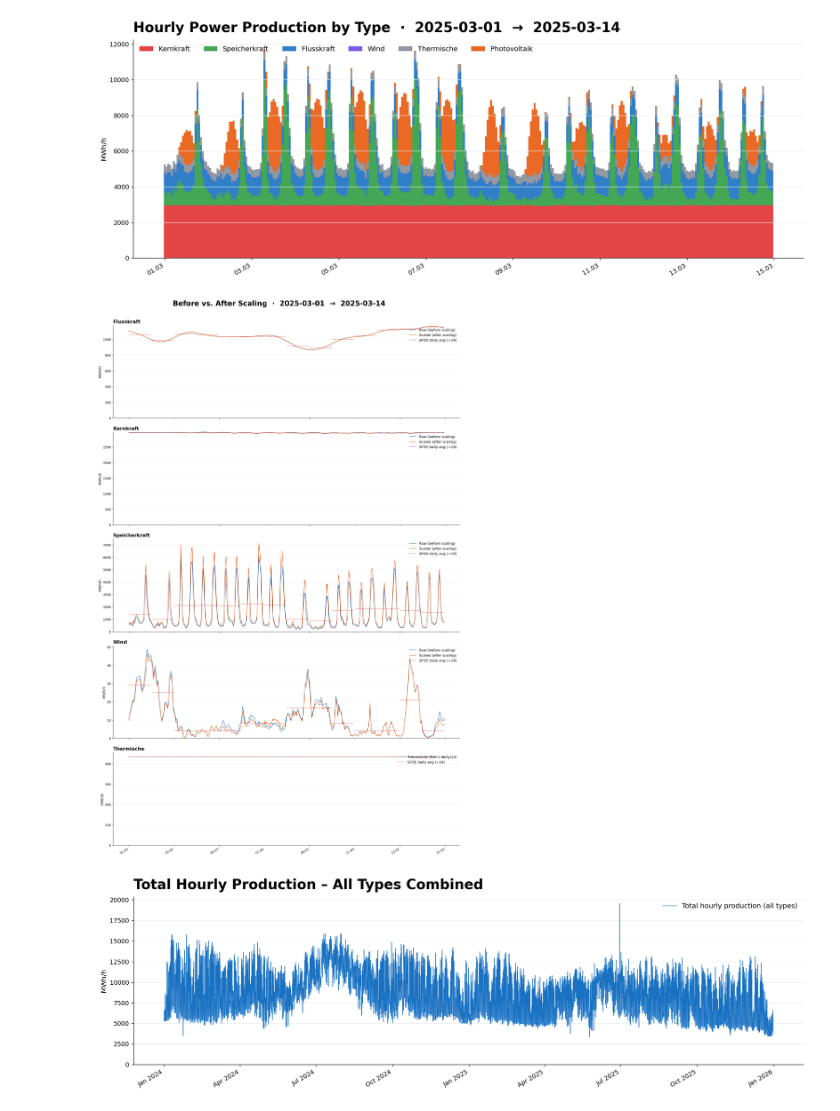
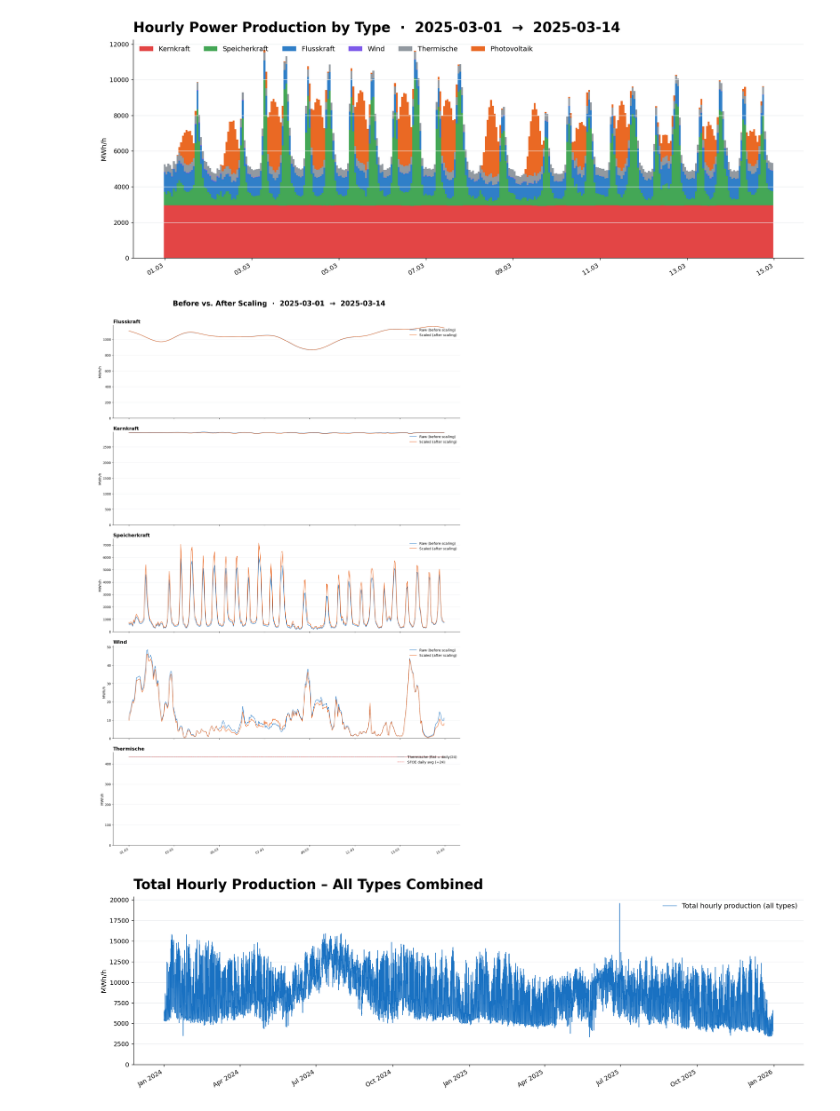
Before and after one commit to SFOE-Hackathons/EnergyDataHackdays2026-LAU-Estimating-hourly-power-production, a Jupyter notebook: chantal.ipynb, the cells around one changed output. Drawn from its saved outputs; the diff is of its cells as text; code cells hidden in the pictures.

```diff
--- a/chantal.ipynb
+++ b/chantal.ipynb
@@ -115,8 +115,8 @@ Max hourly value: 5949.9 MWh/h
 | 75% | 1183.619158 | 1.058954 | 1214.809477 |
 | max | 6320.540711 | 3.674899 | 5949.902074 |
 # %%
-PERIOD_START = '2024-12-01'
-PERIOD_END   = '2024-12-31'
+PERIOD_START = '2025-03-01'
+PERIOD_END   = '2025-03-14'
 
 pv_period   = pv.loc[PERIOD_START:PERIOD_END]
 sfoe_period = sfoe_mwh.loc[PERIOD_START:PERIOD_END]
@@ -128,10 +128,10 @@ ax.plot(pv_period.index, pv_period['pv_raw'],
 ax.plot(pv_period.index, pv_period['pv_scaled'],
         color='#e8590c', lw=1.2, label='pv_hourly scaled (after scaling)')
 
-for j, (date, val) in enumerate(sfoe_period.items()):
-    ax.hlines(val/24, date, date + pd.Timedelta(hours=23),
-              colors='#e03131', lw=1, ls='--',
-              label='SFOE daily avg (÷24)' if j == 0 else '')
+#for j, (date, val) in enumerate(sfoe_period.items()):
+#    ax.hlines(val/24, date, date + pd.Timedelta(hours=23),
+#              colors='#e03131', lw=1, ls='--',
+#              label='SFOE daily avg (÷24)' if j == 0 else '')
 
 ax.set_title(f'PV – Before vs. After Scaling  ·  {PERIOD_START}  →  {PERIOD_END}',
              fontweight='bold', fontsize=22, loc='left', pad=12)
@@ -445,43 +445,43 @@ for ax, (label, (raw, scaled)) in zip(axes[:4], type_map.items()):
     ax.plot(raw_z.index,    raw_z.values,    color=COLORS['raw'],    lw=1.2, label='Raw (before scaling)')
     ax.plot(scaled_z.index, scaled_z.values, color=COLORS['scaled'], lw=1.2, label='Scaled (after scaling)')
 
-    for j, (date, val) in enumerate(sfoe[label].loc[ZOOM_S:ZOOM_E].items()):
-        ax.hlines(val*1000/24, date, date + pd.Timedelta(hours=23),
-                  colors=COLORS['sfoe'], lw=1, ls='--',
-                  label='SFOE daily avg (÷24)' if j == 0 else '')
+    # for j, (date, val) in enumerate(sfoe[label].loc[ZOOM_S:ZOOM_E].items()):
+    #     ax.hlines(val*1000/24, date, date + pd.Timedelta(hours=23),
+    #               colors=COLORS['sfoe'], lw=1, ls='--',
+    #               label='SFOE daily avg (÷24)' if j == 0 else '')
 
     ax.set_title(label, fontweight='bold', fontsize=15, loc='left')
     ax.set_ylabel('MWh/h', fontsize=11)
     ax.spines['top'].set_visible(False)
     ax.spines['right'].set_visible(False)
     ax.grid(axis='y', color='#e9ecef', linewidth=0.8)
     ax.set_ylim(bottom=0)
     ax.legend(fontsize=11, frameon=False, loc='upper right')
 
 ax5 = axes[4]
 therm_z = thermische_hourly.loc[ZOOM_S:ZOOM_E]
 ax5.plot(therm_z.index, therm_z.values, color=COLORS['therm'], lw=1.2,
          label='Thermische (flat = daily/24)')
 for j, (date, val) in enumerate(sfoe['Thermische'].loc[ZOOM_S:ZOOM_E].items()):
     ax5.hlines(val*1000/24, date, date + pd.Timedelta(hours=23),
                colors=COLORS['sfoe'], lw=1, ls='--',
                label='SFOE daily avg (÷24)' if j == 0 else '')
 ax5.set_title('Thermische', fontweight='bold', fontsize=15, loc='left')
 ax5.set_ylabel('MWh/h', fontsize=11)
 ax5.spines['top'].set_visible(False)
 ax5.spines['right'].set_visible(False)
 ax5.grid(axis='y', color='#e9ecef', linewidth=0.8)
 ax5.set_ylim(bottom=0)
 ax5.legend(fontsize=11, frameon=False, loc='upper right')
 
 axes[-1].xaxis.set_major_formatter(mdates.DateFormatter('%d.%m'))
 fig.autofmt_xdate()
 fig.suptitle(f'Before vs. After Scaling  ·  {ZOOM_S}  →  {ZOOM_E}',
              fontsize=22, fontweight='bold', y=1.01)
 plt.tight_layout(h_pad=2)
 plt.show()
 # %% [output]
-[figure, old version]
+[figure, new version]
 # %%
 fig, ax = plt.subplots(figsize=(16, 5))
 
```
Also changed, not shown: parts of 1 cell of this notebook, 1 other file.
